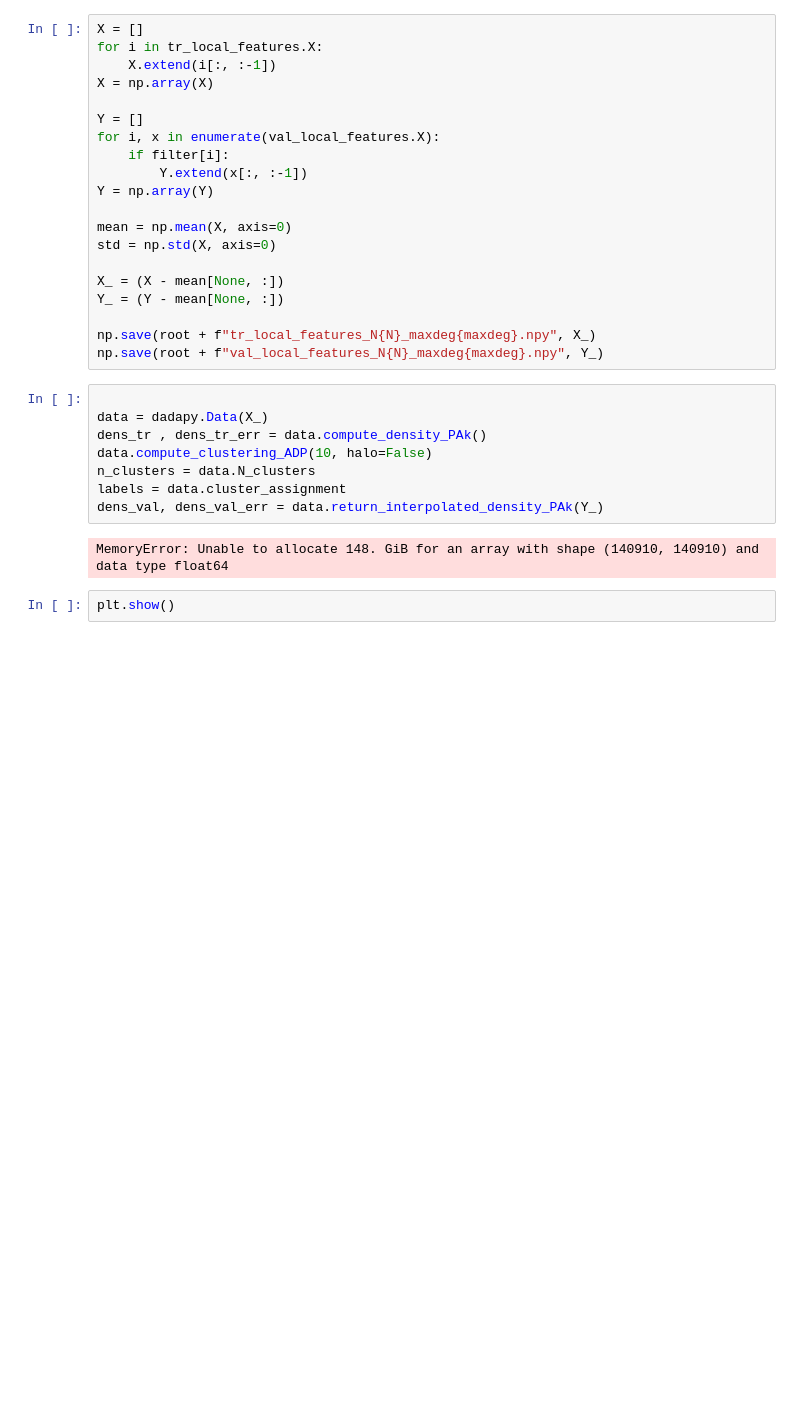
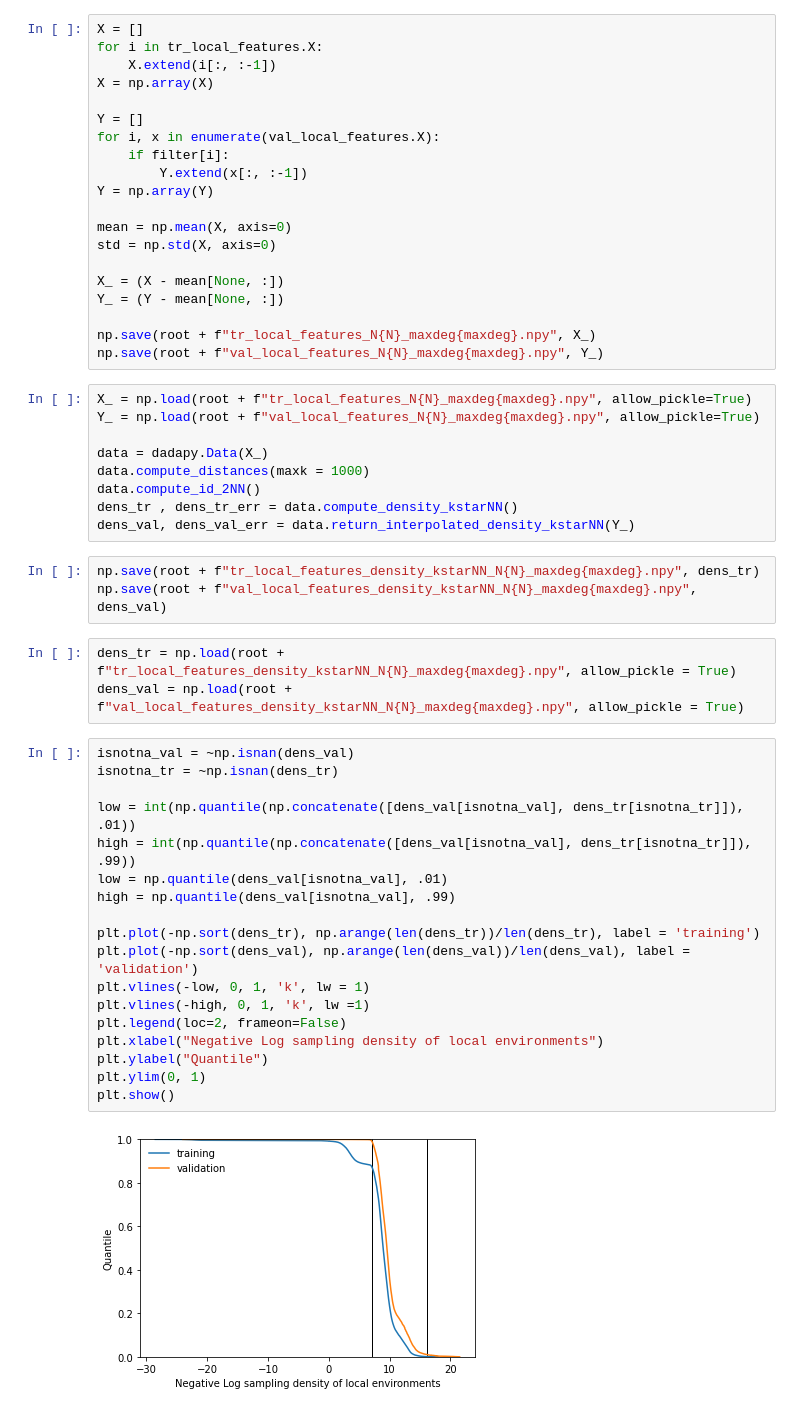
Before and after one commit to ClaudioZeni/Castle, a Jupyter notebook: notebooks/Active_learning.ipynb, the cells around one changed output. Cells and saved outputs as stored; diff of their text form; blank space fills up the shorter version.

```diff
--- a/notebooks/Active_learning.ipynb
+++ b/notebooks/Active_learning.ipynb
@@ -397,14 +314,37 @@ Y_ = (Y - mean[None, :])
 np.save(root + f"tr_local_features_N{N}_maxdeg{maxdeg}.npy", X_)
 np.save(root + f"val_local_features_N{N}_maxdeg{maxdeg}.npy", Y_)
 # %%
+X_ = np.load(root + f"tr_local_features_N{N}_maxdeg{maxdeg}.npy", allow_pickle=True)
+Y_ = np.load(root + f"val_local_features_N{N}_maxdeg{maxdeg}.npy", allow_pickle=True)
 
 data = dadapy.Data(X_)
-dens_tr , dens_tr_err = data.compute_density_PAk()
-data.compute_clustering_ADP(10, halo=False)
-n_clusters = data.N_clusters
-labels = data.cluster_assignment
-dens_val, dens_val_err = data.return_interpolated_density_PAk(Y_)
+data.compute_distances(maxk = 1000)
+data.compute_id_2NN()
+dens_tr , dens_tr_err = data.compute_density_kstarNN()
+dens_val, dens_val_err = data.return_interpolated_density_kstarNN(Y_)
-# %% [output]
-MemoryError: Unable to allocate 148. GiB for an array with shape (140910, 140910) and data type float64
-# %%
-plt.show()
+# %%
+np.save(root + f"tr_local_features_density_kstarNN_N{N}_maxdeg{maxdeg}.npy", dens_tr)
+np.save(root + f"val_local_features_density_kstarNN_N{N}_maxdeg{maxdeg}.npy", dens_val)
+# %%
+dens_tr = np.load(root + f"tr_local_features_density_kstarNN_N{N}_maxdeg{maxdeg}.npy", allow_pickle = True)
+dens_val = np.load(root + f"val_local_features_density_kstarNN_N{N}_maxdeg{maxdeg}.npy", allow_pickle = True)
+# %%
+isnotna_val = ~np.isnan(dens_val)
+isnotna_tr = ~np.isnan(dens_tr)
+
+low = int(np.quantile(np.concatenate([dens_val[isnotna_val], dens_tr[isnotna_tr]]), .01))
+high = int(np.quantile(np.concatenate([dens_val[isnotna_val], dens_tr[isnotna_tr]]), .99))
+low = np.quantile(dens_val[isnotna_val], .01)
+high = np.quantile(dens_val[isnotna_val], .99)
+
+plt.plot(-np.sort(dens_tr), np.arange(len(dens_tr))/len(dens_tr), label = 'training')
+plt.plot(-np.sort(dens_val), np.arange(len(dens_val))/len(dens_val), label = 'validation')
+plt.vlines(-low, 0, 1, 'k', lw = 1)
+plt.vlines(-high, 0, 1, 'k', lw =1)
+plt.legend(loc=2, frameon=False)
+plt.xlabel("Negative Log sampling density of local environments")
+plt.ylabel("Quantile")
+plt.ylim(0, 1)
+plt.show()
+# %% [output]
+[figure, added]
```
Also changed, not shown: parts of 21 cells of this notebook, 1 other file.
